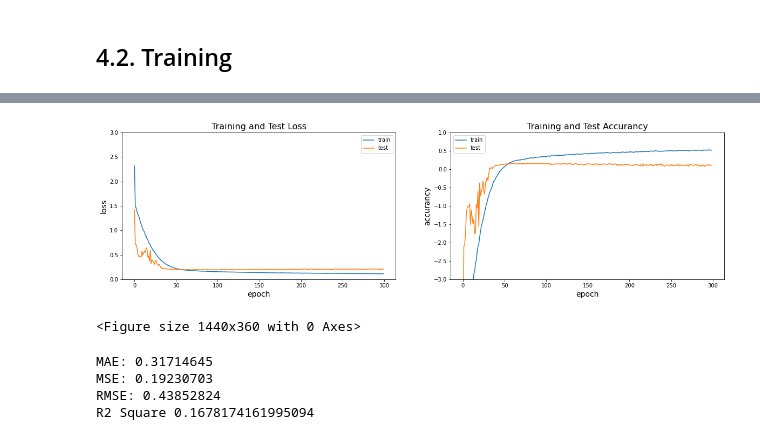
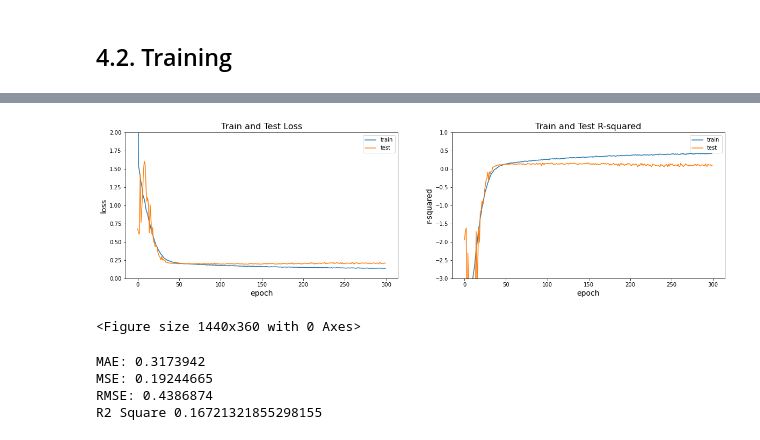
Before and after one commit to JamEwe/ADMET-PrInt, a Jupyter notebook: experiments/genotoxicity/maccs_FCNN.ipynb, the cells around one changed output, grey strips where cells are left out. Saved outputs shown, nothing was run; the diff lists cells and outputs as text; code cells hidden in the pictures.

```diff
--- a/experiments/genotoxicity/maccs_FCNN.ipynb
+++ b/experiments/genotoxicity/maccs_FCNN.ipynb
@@ -49,8 +49,8 @@ df_train_all = pd.concat([df_train, df_valid])
 X_train_all = df_train_all.loc[:, df_train_all.columns != 'genotoxicity']
 y_train_all = df_train_all['genotoxicity']
 
-X_train = df_train_all.loc[:, df_train_all.columns != 'genotoxicity']
-y_train = df_train_all['genotoxicity']
+X_train = df_train.loc[:, df_train.columns != 'genotoxicity']
+y_train = df_train['genotoxicity']
 
 X_test = df_test.loc[:, df_test.columns != 'genotoxicity']
 y_test = df_test['genotoxicity']
@@ -351,7 +351,7 @@ plt.show()
 ## 4.2. Training
 # %%
 train_dataset = TensorDataset(torch.FloatTensor(X_train_all.values), torch.FloatTensor(y_train_all.values.reshape(-1, 1)))
-train_loader = DataLoader(train_dataset, batch_size=128, shuffle=False)
+train_loader = DataLoader(train_dataset, batch_size=256, shuffle=False)
 
 test_dataset = TensorDataset(torch.FloatTensor(X_test.values), torch.FloatTensor(y_test.values.reshape(-1, 1)))
 test_loader = DataLoader(test_dataset, batch_size=4984, shuffle=False)
@@ -361,7 +361,7 @@ model.cuda()
 
 epochs = 300
 criterion = nn.MSELoss()
-optimizer = torch.optim.Adam(model.parameters(), 0.001)
+optimizer = torch.optim.Adam(model.parameters(), 0.005)
 
 train_losses = []
 test_losses = []
@@ -455,24 +455,24 @@ Test Avg. loss: 0.20631055533885956, Accuracy: 0.10721898537757502
 # %%
 figure, (ax1, ax2) = plt.subplots(1, 2,figsize=(20,5))
 plt.figure(figsize=(20,5))
-ax1.set_title("Training and Test Loss", fontsize=16)
+ax1.set_title("Train and Test Loss", fontsize=16)
 ax1.plot(train_losses,label="train")
 ax1.plot(test_losses,label="test")
 ax1.set_xlabel("epoch", fontsize=14)
 ax1.set_ylabel("loss", fontsize=14)
-ax1.set_ylim([0,3])
+ax1.set_ylim([0,2])
 ax1.legend()
 
-ax2.set_title("Training and Test Accurancy", fontsize=16)
+ax2.set_title("Train and Test R-squared", fontsize=16)
 ax2.plot(train_accs,label="train")
 ax2.plot(test_accs,label="test")
 ax2.set_xlabel("epoch", fontsize=14)
-ax2.set_ylabel("accurancy", fontsize=14)
+ax2.set_ylabel("r-squared", fontsize=14)
 ax2.set_ylim([-3,1])
 ax2.legend()
 plt.show()
 # %% [output]
-[figure, old version]
+[figure, new version]
 <Figure size 1440x360 with 0 Axes>
 # %%
 model = FCNN()
@@ -487,7 +487,7 @@ with torch.no_grad():
         predictons = output.cpu().detach().numpy()
         print_evaluate(target.cpu().detach().numpy(), predictons)
 # %% [output]
-MAE: 0.31714645
-MSE: 0.19230703
-RMSE: 0.43852824
-R2 Square 0.1678174161995094
+MAE: 0.3173942
+MSE: 0.19244665
+RMSE: 0.4386874
+R2 Square 0.16721321855298155
```
Also changed, not shown: parts of 6 cells of this notebook, 8 other files.
